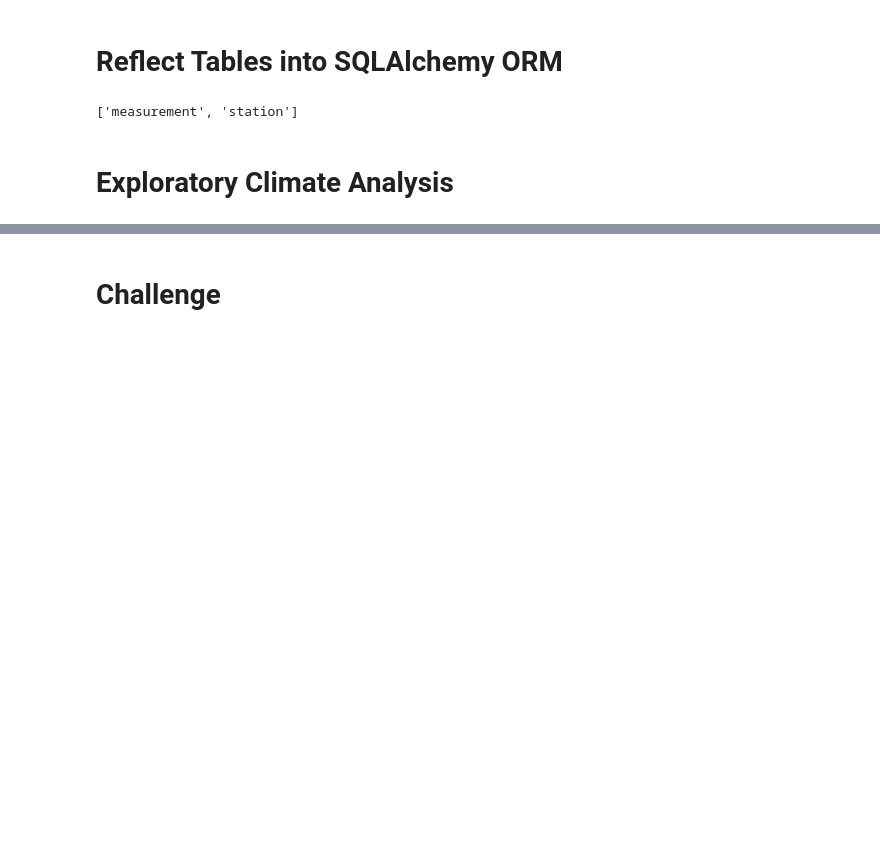
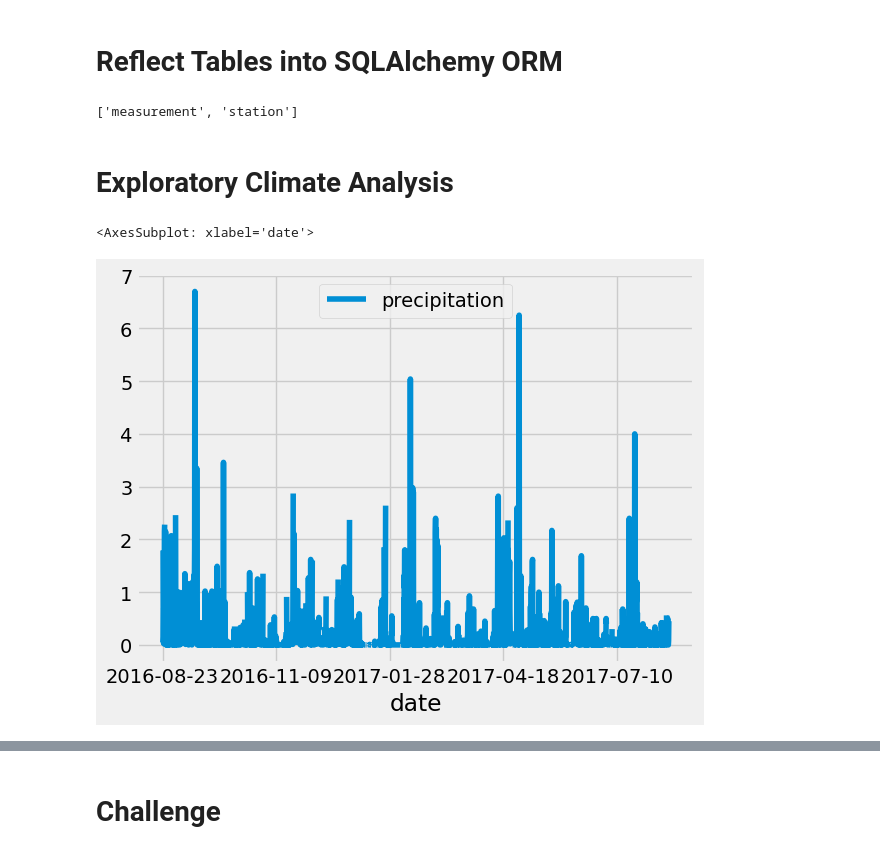
Before and after one commit to jkehm/surfs_up, a Jupyter notebook: climate_analysis.ipynb, the cells around one changed output, grey strips where cells are left out. Saved outputs shown, nothing was run; the diff lists cells and outputs as text; code cells hidden in the pictures; blank space fills up the shorter version.

```diff
--- a/climate_analysis.ipynb
+++ b/climate_analysis.ipynb
@@ -51,15 +82,30 @@ for results in results:
 # %%
 # Design a query to retrieve the last 12 months of precipitation data and plot the results.
 #Starting from the last data point in the database.
 
 # Calculate the date one year from the last date in data set.
-
+prev_year = dt.date(2017, 8, 23) - dt.timedelta(days=365)
+prev_year
 # Perform a query to retrieve the data and precipitation scores
+# Query Date and precipitation columns
+results = []
+# Below code returns all data||| results = session.query(Measurement.date, Measurement.prcp) |||| print(results.all())
+# To get results for previous year, and we want to see all results extracted
+results = session.query(Measurement.date, Measurement.prcp).filter(Measurement.date >= prev_year).all()
 
 # Save the query results as a Pandas DataFrame and set the index to the date column
+# Creating data frame so data can be easy used later
+df = pd.DataFrame(results, columns=['date','precipitation'])
+# Set the inex(starting date) for the data
+df.set_index(df['date'], inplace=True)
 
 # Sort the dataframe by date
+df = df.sort_index()
 
 # Use Pandas Plotting with Matplotlib to plot the data
+df.plot()
+# %% [output]
+<AxesSubplot: xlabel='date'>
+[figure, added]
 # %%
 # Use Pandas to calcualte the summary statistics for the precipitation data
```
Also changed, not shown: parts of 10 cells of this notebook.
